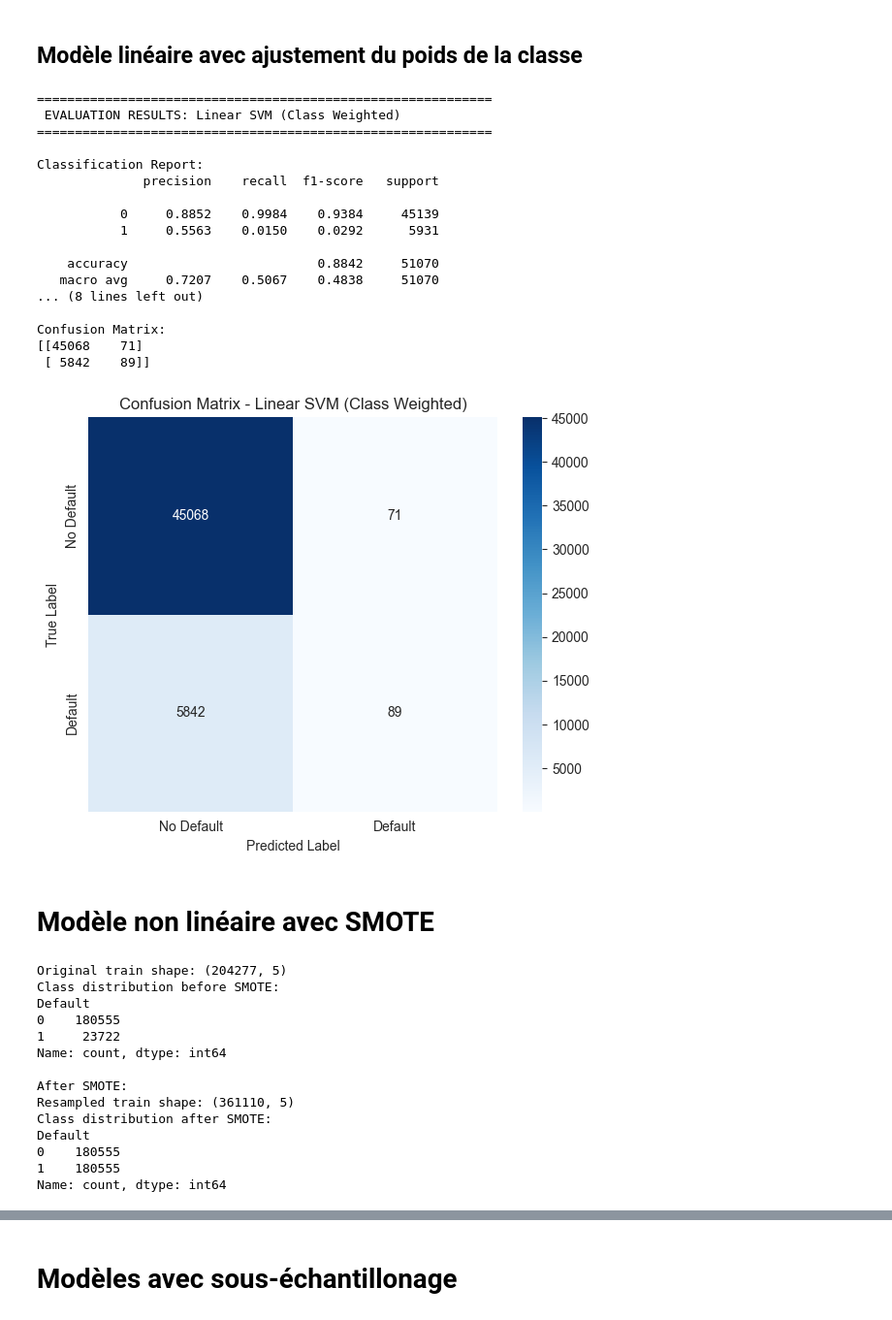
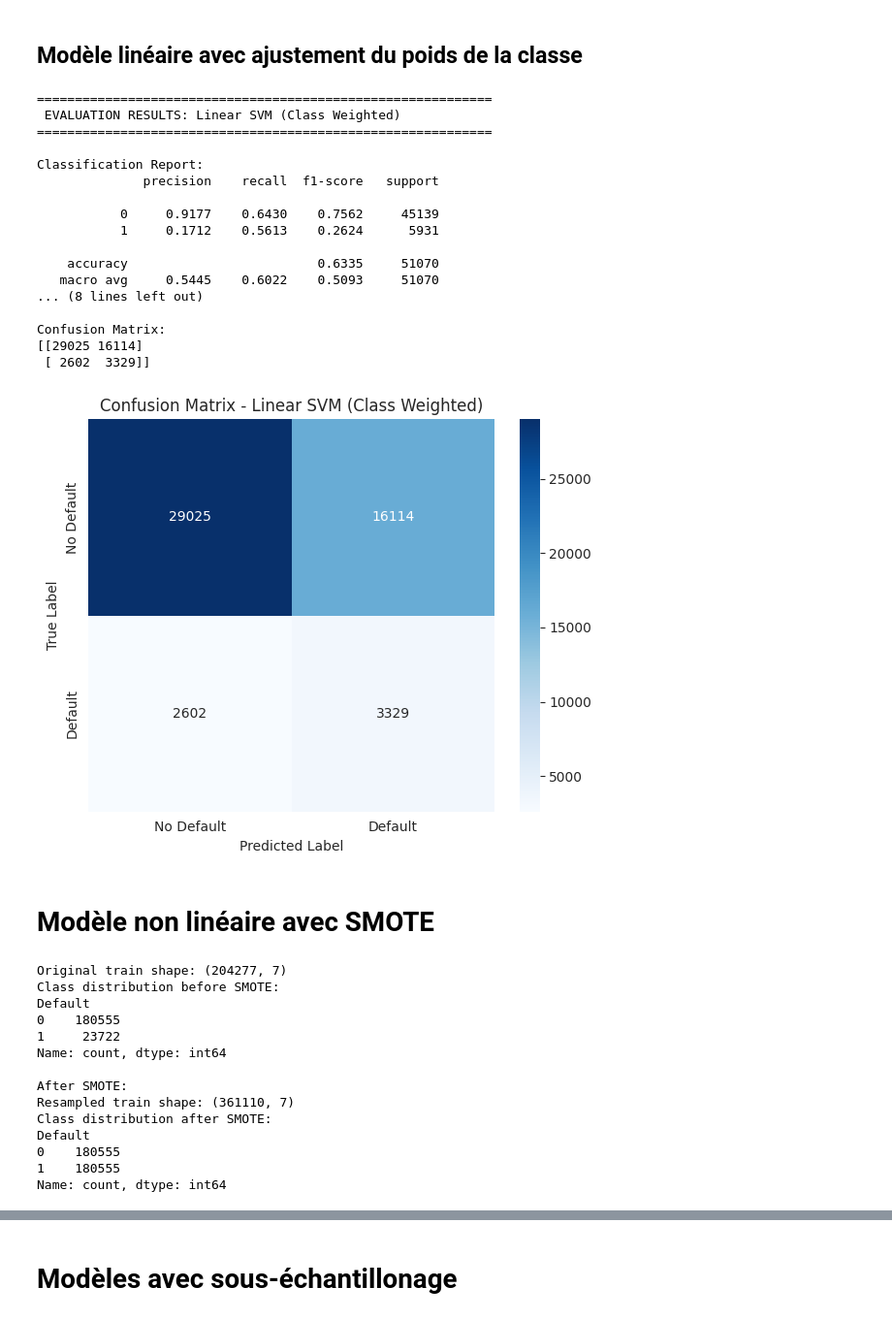
Before and after one commit to abdenour234/Prediction-of-Payment-Default-Using-Ensemble-Methods, a Jupyter notebook: Models_training/SVM_(1).ipynb, the cells around one changed output, grey strips where cells are left out. Shown: that part at 97% size. Saved outputs shown, nothing was run; the diff lists cells and outputs as text; code cells hidden in the pictures.

```diff
--- a/Models_training/SVM_(1).ipynb
+++ b/Models_training/SVM_(1).ipynb
@@ -68,7 +74,7 @@ print("✓ All libraries imported successfully!")
 # Chargement de données
 # %%
 # Load the standardized dataset
-data = pd.read_csv(r"C:\5thyear\Data_Mining\Prediction-of-Payment-Default-Using-Ensemble-Methods\Data\data_standardized.csv", index_col=0)
+data = pd.read_csv('/content/drive/MyDrive/Colab Notebooks/Data_non_standarise.csv', index_col=0)
 
 print("Dataset Shape:", data.shape)
 print("\n" + "="*50)
@@ -301,16 +381,16 @@ Confusion Matrix:
 # %%
 start_time=time.time()
 
+c_svc_weighted = cuSVC(
+    C=1.0,
+    kernel='rbf',
+    gamma='scale',
+    probability=False,
+    class_weight='balanced'
+)
 
-
-base_svm_weighted = Pipeline([
-    ('nystroem', Nystroem(kernel='rbf', gamma=3.0, n_components=100, random_state=42)),
-    ('sgd', SGDClassifier(loss='hinge', class_weight='balanced', random_state=42, max_iter=1000))
-])
-c_svc_weighted = CalibratedClassifierCV(base_svm_weighted, method='sigmoid', cv=3)
-
-c_svc_weighted.fit(X_train, y_train)
+c_svc_weighted.fit(X_train_gpu, y_train_gpu)
 
 training_time = time.time() - start_time
-print(f"✓ Training completed in {training_time:.2f} seconds!")
+print(f"✓ Training completed in {training_time:.2f} seconds on GPU!")
 # %% [output]
@@ -362,29 +437,50 @@ y_prob_linear_weighted = linear_svc_weighted.predict_proba(X_test)[:, 1]
+# %%
+linear_svc_weighted_gpu = LinearSVC(
+    C=1.0,
+    class_weight='balanced',   # Supported!
+    max_iter=1000,
+    tol=1e-3
+)
+
+# Train (much faster than cuSVC)
+linear_svc_weighted_gpu.fit(X_train_gpu, y_train_gpu)
+
+# Predict labels
+y_pred_linear_gpu = linear_svc_weighted_gpu.predict(X_test_gpu)
+y_pred_linear_gpu = cp.asnumpy(y_pred_linear_gpu).astype('int64')
+
+# Get decision function (on GPU)
+decision_linear = linear_svc_weighted_gpu.decision_function(X_test_gpu)
+decision_linear_np = cp.asnumpy(decision_linear)
+
+# Convert to probability-like scores using sigmoid
+y_prob_linear_gpu = 1 / (1 + np.exp(-decision_linear_np))
 # %%
 evaluate_model_final(
     y_true=y_test,
-    y_pred=y_pred_linear_weighted,
-    y_prob=y_prob_linear_weighted,
+    y_pred=y_pred_linear_gpu,
+    y_prob=y_prob_linear_gpu,
     model_name="Linear SVM (Class Weighted)"
 )
 # %% [output]
 ============================================================
  EVALUATION RESULTS: Linear SVM (Class Weighted)
 ============================================================
 
 Classification Report:
               precision    recall  f1-score   support
 
-           0     0.8852    0.9984    0.9384     45139
-           1     0.5563    0.0150    0.0292      5931
+           0     0.9177    0.6430    0.7562     45139
+           1     0.1712    0.5613    0.2624      5931
 
-    accuracy                         0.8842     51070
-   macro avg     0.7207    0.5067    0.4838     51070
+    accuracy                         0.6335     51070
+   macro avg     0.5445    0.6022    0.5093     51070
 ... (8 lines left out)
 
 Confusion Matrix:
-[[45068    71]
- [ 5842    89]]
+[[29025 16114]
+ [ 2602  3329]]
-[figure, old version]
+[figure, new version]
 # %% [markdown]
 # Modèle non linéaire avec SMOTE
 # %%
@@ -394,15 +490,24 @@ y_train_cpu = y_train.copy()
 print(f"Original train shape: {X_train_cpu.shape}")
 print(f"Class distribution before SMOTE:\n{pd.Series(y_train_cpu).value_counts()}")
 
-# Apply SMOTE
+# --------------------------------------------------
+# 2. Apply SMOTE
+# --------------------------------------------------
 smote = SMOTE(random_state=42)
-X_res, y_res = smote.fit_resample(X_train_cpu, y_train_cpu)
+X_res_cpu, y_res_cpu = smote.fit_resample(X_train_cpu, y_train_cpu)
 
 print(f"\nAfter SMOTE:")
-print(f"Resampled train shape: {X_res.shape}")
-print(f"Class distribution after SMOTE:\n{pd.Series(y_res).value_counts()}")
+print(f"Resampled train shape: {X_res_cpu.shape}")
+print(f"Class distribution after SMOTE:\n{pd.Series(y_res_cpu).value_counts()}")
+
+# --------------------------------------------------
+# 3. Move back to GPU
+# --------------------------------------------------
+X_res = cp.asarray(X_res_cpu)
+y_res = cp.asarray(y_res_cpu)
+X_test_gpu = cp.asarray(X_test)
 # %% [output]
-Original train shape: (204277, 5)
+Original train shape: (204277, 7)
 Class distribution before SMOTE:
 Default
 0    180555
@@ -410,7 +515,7 @@ Default
 Name: count, dtype: int64
 
 After SMOTE:
-Resampled train shape: (361110, 5)
+Resampled train shape: (361110, 7)
 Class distribution after SMOTE:
 Default
 0    180555
```
Also changed, not shown: parts of 43 cells of this notebook.
